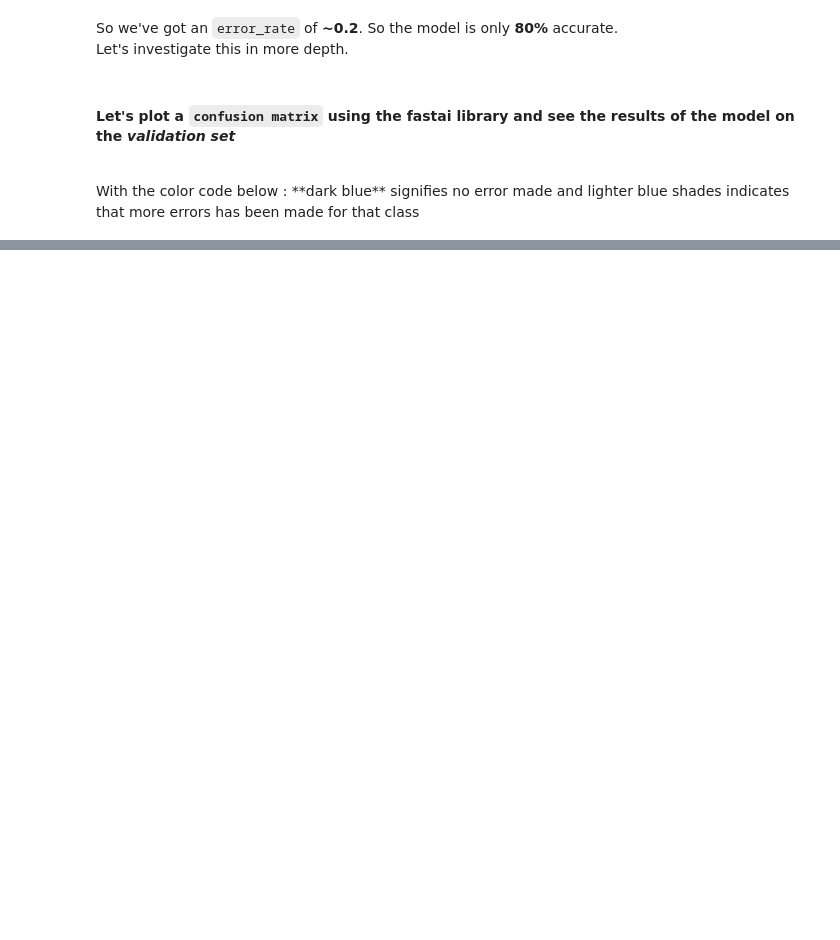
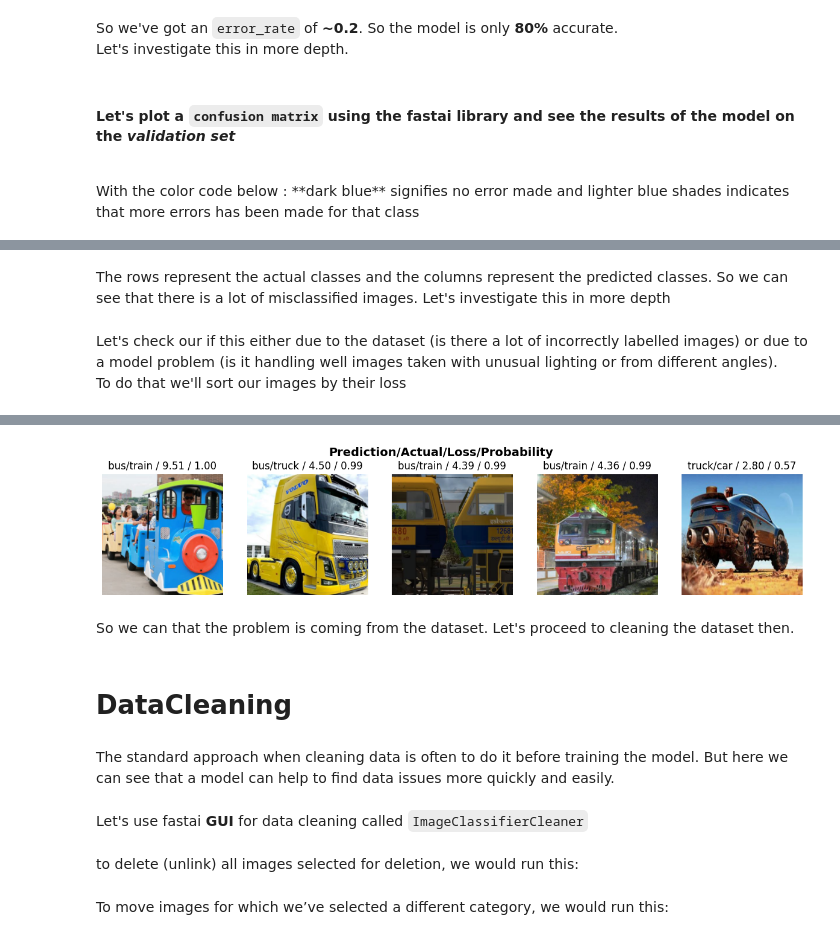
Before and after one commit to Darkblazer21/vehicle_classifier, a Jupyter notebook: vehicle_classifier.ipynb, the cells around one changed output, grey strips where cells are left out. Drawn from its saved outputs; the diff is of its cells as text; code cells hidden in the pictures; blank space fills up the shorter version.

```diff
--- a/vehicle_classifier.ipynb
+++ b/vehicle_classifier.ipynb
@@ -206,0 +207,7 @@ interp.plot_confusion_matrix(figsize=(8, 8))
+# %% [markdown]
+The rows represent the actual classes and the columns represent the predicted classes. So we can see that there is a lot of misclassified images. Let's investigate this in more depth
+# %% [markdown]
+Let's check our if this either due to the dataset (is there a lot of incorrectly labelled images) or due to a model problem (is it handling well images taken with unusual lighting or from different angles).<br> To do that we'll sort our images by their loss
+# %%
+interp.plot_top_losses(5, nrows=1)
+# %% [output]
@@ -206,0 +215,9 @@ interp.plot_confusion_matrix(figsize=(8, 8))
+[figure, added]
+# %% [markdown]
+So we can that the problem is coming from the dataset. Let's proceed to cleaning the dataset then.
+# %% [markdown]
+# DataCleaning
+# %% [markdown]
+The standard approach when cleaning data is often to do it before training the model. But here we can see that a model can help to find data issues more quickly and easily.
+# %% [markdown]
+Let's use fastai **GUI** for data cleaning called `ImageClassifierCleaner`
@@ -206,0 +229,3 @@ interp.plot_confusion_matrix(figsize=(8, 8))
+# %% [markdown]
+to delete
+(unlink) all images selected for deletion, we would run this:
@@ -206,0 +234,2 @@ interp.plot_confusion_matrix(figsize=(8, 8))
+# %% [markdown]
+To move images for which we’ve selected a different category, we would run this:
```
Also changed, not shown: parts of 27 cells of this notebook.
